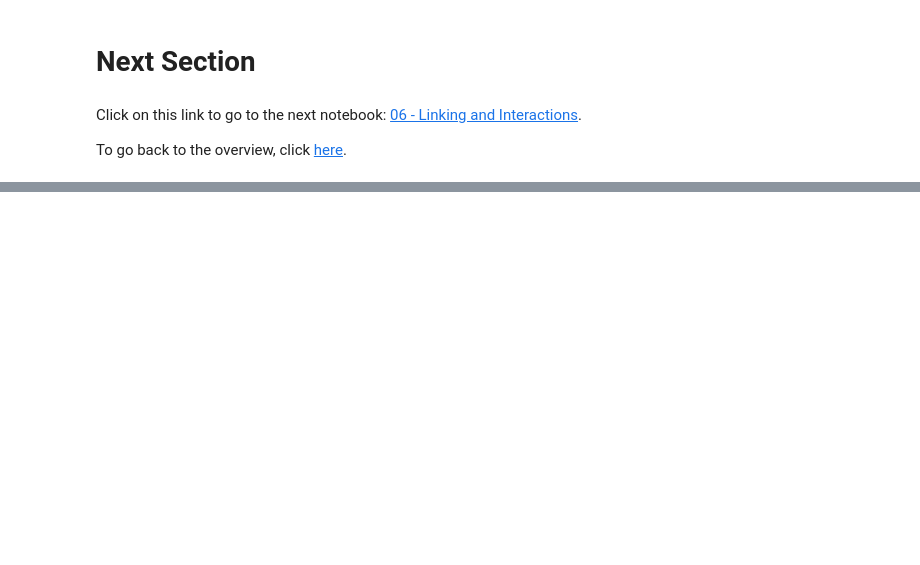
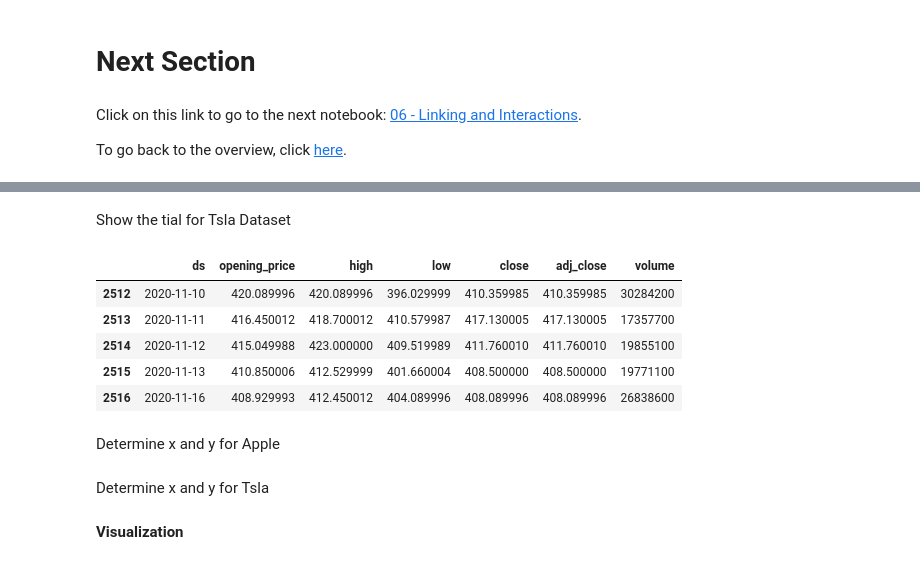
Before and after one commit to ibedoor/Coding-Dojo-Python, a Jupyter notebook: Copy_of_05_Presentation_Layouts.ipynb, the cells around one changed output, grey strips where cells are left out. Drawn from its saved outputs; the diff is of its cells as text; code cells hidden in the pictures; blank space fills up the shorter version.

```diff
--- a/Copy_of_05_Presentation_Layouts.ipynb
+++ b/Copy_of_05_Presentation_Layouts.ipynb
@@ -125,0 +144,13 @@ To go back to the overview, click [here](00%20-%20Introduction%20and%20Setup.ipy
+# %% [markdown]
+Show the tial for Tsla Dataset
+# %%
+tsla.tail()
+# %% [output]
+|  | ds | opening_price | high | low | close | adj_close | volume |
+| 2512 | 2020-11-10 | 420.089996 | 420.089996 | 396.029999 | 410.359985 | 410.359985 | 30284200 |
+| 2513 | 2020-11-11 | 416.450012 | 418.700012 | 410.579987 | 417.130005 | 417.130005 | 17357700 |
+| 2514 | 2020-11-12 | 415.049988 | 423.000000 | 409.519989 | 411.760010 | 411.760010 | 19855100 |
+| 2515 | 2020-11-13 | 410.850006 | 412.529999 | 401.660004 | 408.500000 | 408.500000 | 19771100 |
+| 2516 | 2020-11-16 | 408.929993 | 412.450012 | 404.089996 | 408.089996 | 408.089996 | 26838600 |
+# %% [markdown]
+Determine x and y for Apple
@@ -125,0 +160,2 @@ To go back to the overview, click [here](00%20-%20Introduction%20and%20Setup.ipy
+# %% [markdown]
+Determine x and y for Tsla
@@ -125,0 +165,2 @@ To go back to the overview, click [here](00%20-%20Introduction%20and%20Setup.ipy
+# %% [markdown]
+**Visualization**
```
Also changed, not shown: parts of 22 cells of this notebook.
